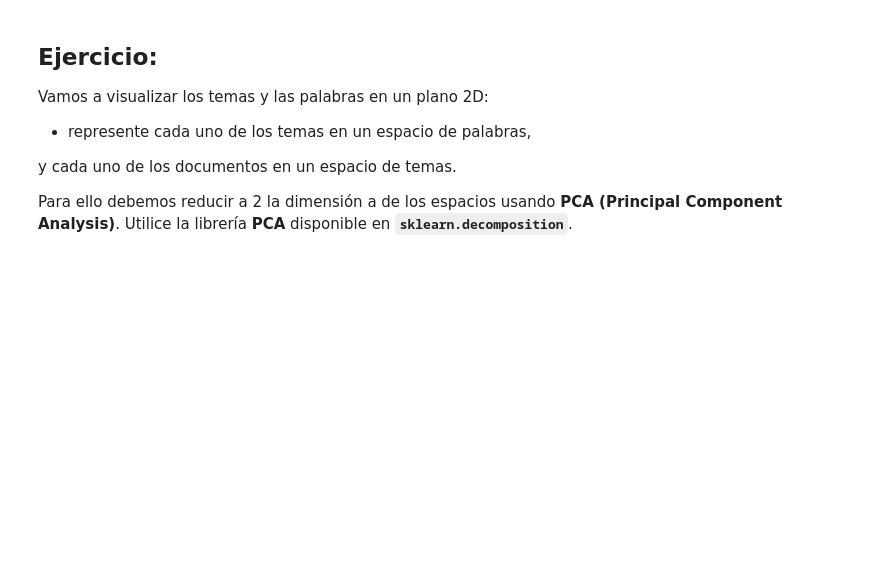
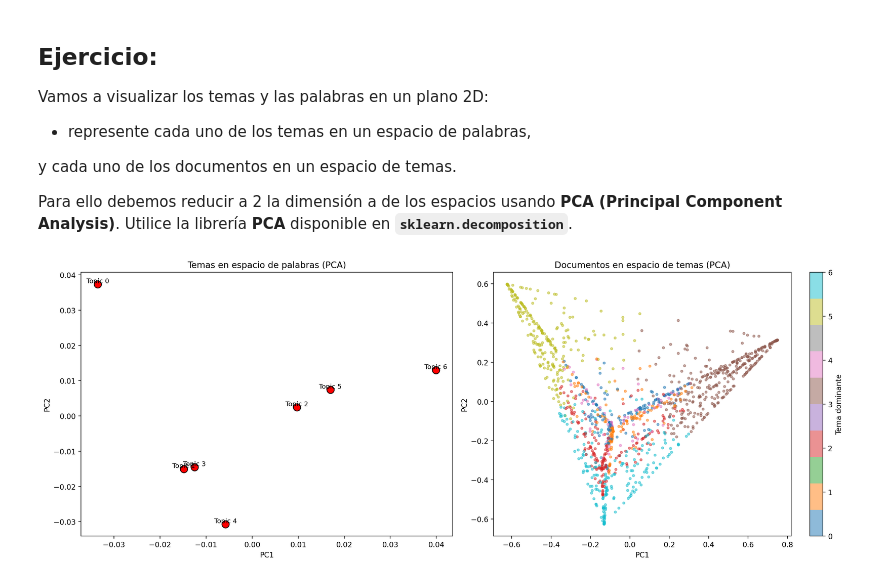
Before and after one commit to Ramputink/nlp-course, a Jupyter notebook: 8_Topic_models_LDA_student.ipynb, the cells around one changed output. Cells and saved outputs as stored; diff of their text form; code cells hidden in the pictures; blank space fills up the shorter version.

```diff
--- a/8_Topic_models_LDA_student.ipynb
+++ b/8_Topic_models_LDA_student.ipynb
@@ -716,0 +727,16 @@ El objetivo es identificar y mostrar el documento que mejor representa a cada un
+# %%
+# Para cada tema, encontrar el documento con mayor peso en ese tema
+# Recalcular la matriz densa con el best_topic_model (7 temas)
+corpus_LDA_best = best_topic_model[corpus_bow]
+corpus_LDA_dense_train = gensim.matutils.corpus2dense(corpus_LDA_best, num_terms=best_topic_model.num_topics).T
+print(f"Shape: {corpus_LDA_dense_train.shape}")  # Debería ser (1428, 7)
+
+for topic_idx in range(best_topic_model.num_topics):
+    # Obtener el índice del documento con mayor peso en este tema
+    top_doc_idx = np.argmax(corpus_LDA_dense_train[:, topic_idx])
+    top_doc_weight = corpus_LDA_dense_train[top_doc_idx, topic_idx]
+
+    print(f"\n--- Tema {topic_idx} (peso: {top_doc_weight:.4f}) ---")
+    print(f"Documento índice: {top_doc_idx}")
+    print(f"Título: {recent_nips.iloc[top_doc_idx]['title']}")
+print(f"Texto (primeros 500 chars): {recent_nips.iloc[top_doc_idx]['abstract'][:500]}")
@@ -728,0 +771,34 @@ Para ello debemos reducir a 2 la dimensión a de los espacios usando **PCA (Prin
+# %%
+from sklearn.decomposition import PCA
+import matplotlib.pyplot as plt
+
+topic_word_matrix = best_topic_model.get_topics()  # (7, 1586)
+pca_topics = PCA(n_components=2)
+topics_2d = pca_topics.fit_transform(topic_word_matrix)
+
+fig, axes = plt.subplots(1, 2, figsize=(16, 6))
+
+axes[0].scatter(topics_2d[:, 0], topics_2d[:, 1], s=100, c='red', edgecolors='black')
+for i, (x, y) in enumerate(topics_2d):
+    axes[0].annotate(f'Topic {i}', (x, y), fontsize=9, ha='center', va='bottom')
+axes[0].set_title('Temas en espacio de palabras (PCA)')
+axes[0].set_xlabel('PC1')
+axes[0].set_ylabel('PC2')
+
+# 2) Documentos en espacio de temas
+pca_docs = PCA(n_components=2)
+docs_2d = pca_docs.fit_transform(corpus_LDA_dense_train)  # (1428, 7) → (1428, 2)
+
+dominant_topic = np.argmax(corpus_LDA_dense_train, axis=1)
+
+scatter = axes[1].scatter(docs_2d[:, 0], docs_2d[:, 1], c=dominant_topic,
+                          cmap='tab10', alpha=0.5, s=10)
+axes[1].set_title('Documentos en espacio de temas (PCA)')
+axes[1].set_xlabel('PC1')
+axes[1].set_ylabel('PC2')
+plt.colorbar(scatter, ax=axes[1], label='Tema dominante')
+
+plt.tight_layout()
+plt.show()
+# %% [output]
+[figure, added]
```
Also changed, not shown: parts of 15 cells of this notebook, 6 other files.
